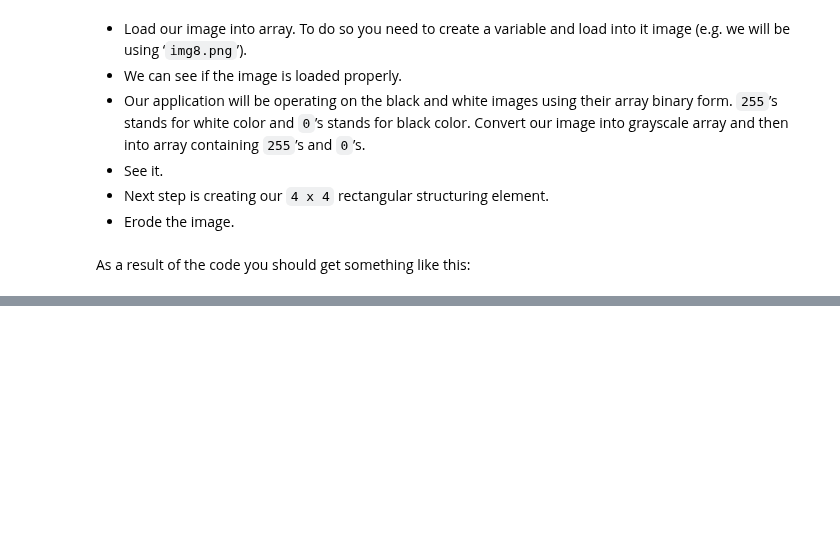
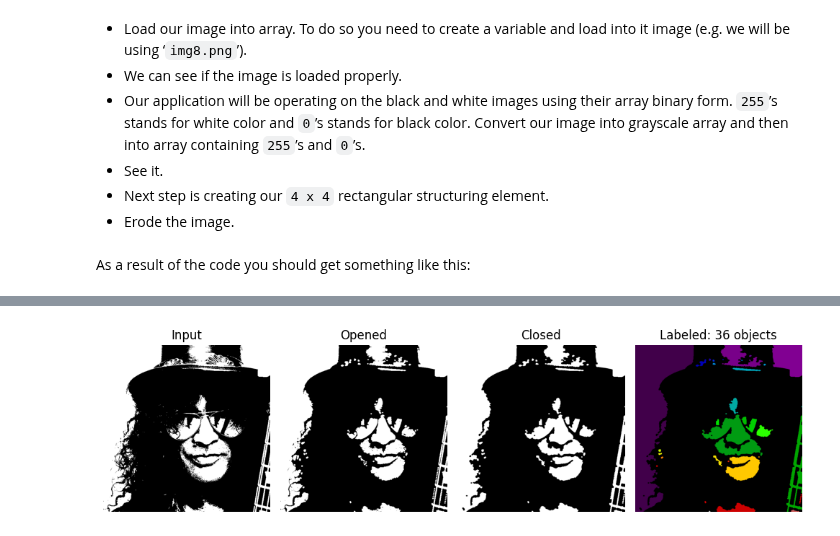
Before and after one commit to miklesz/AMIPaC, a Jupyter notebook: 15 (06) Mathematical Morphological (MM) Operations on Images/2 MM Operations on Images - Exercise.ipynb, the cells around one changed output, grey strips where cells are left out. Saved outputs shown, nothing was run; the diff lists cells and outputs as text; code cells hidden in the pictures; blank space fills up the shorter version.

```diff
--- a/15 (06) Mathematical Morphological (MM) Operations on Images/2 MM Operations on Images - Exercise.ipynb
+++ b/15 (06) Mathematical Morphological (MM) Operations on Images/2 MM Operations on Images - Exercise.ipynb
@@ -54,0 +137,17 @@ plt.show()
+# %%
+img_path = 'images/img8.png'
+bin_img = cv2.imread(img_path, cv2.IMREAD_GRAYSCALE)
+_, bin_img = cv2.threshold(bin_img, 127, 255, cv2.THRESH_BINARY)
+kernel = cv2.getStructuringElement(cv2.MORPH_ELLIPSE, (5,5))
+opened = cv2.morphologyEx(bin_img, cv2.MORPH_OPEN, kernel)
+closed = cv2.morphologyEx(opened, cv2.MORPH_CLOSE, kernel)
+num, labels = cv2.connectedComponents((closed==255).astype(np.uint8))
+label_img = (labels.astype(np.float32)/max(1,num-1))
+plt.figure(figsize=(10,3))
+plt.subplot(1,4,1); plt.imshow(bin_img, cmap='gray'); plt.title('Input'); plt.axis('off')
+plt.subplot(1,4,2); plt.imshow(opened, cmap='gray'); plt.title('Opened'); plt.axis('off')
+plt.subplot(1,4,3); plt.imshow(closed, cmap='gray'); plt.title('Closed'); plt.axis('off')
+plt.subplot(1,4,4); plt.imshow(label_img, cmap='nipy_spectral'); plt.title(f'Labeled: {num-1} objects'); plt.axis('off')
+plt.tight_layout(); plt.show()
+# %% [output]
+[figure, added]
```
Also changed, not shown: parts of 15 cells of this notebook.
